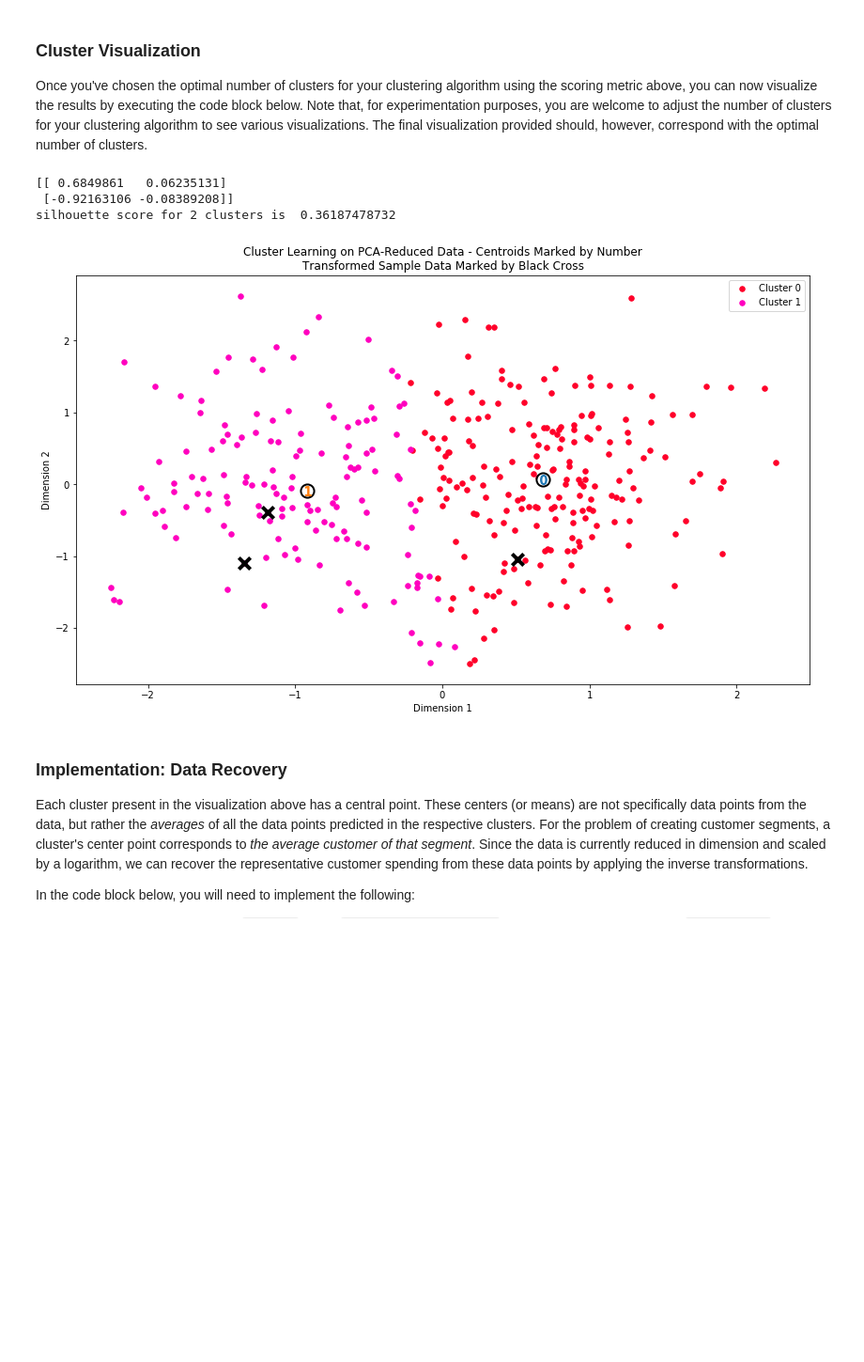
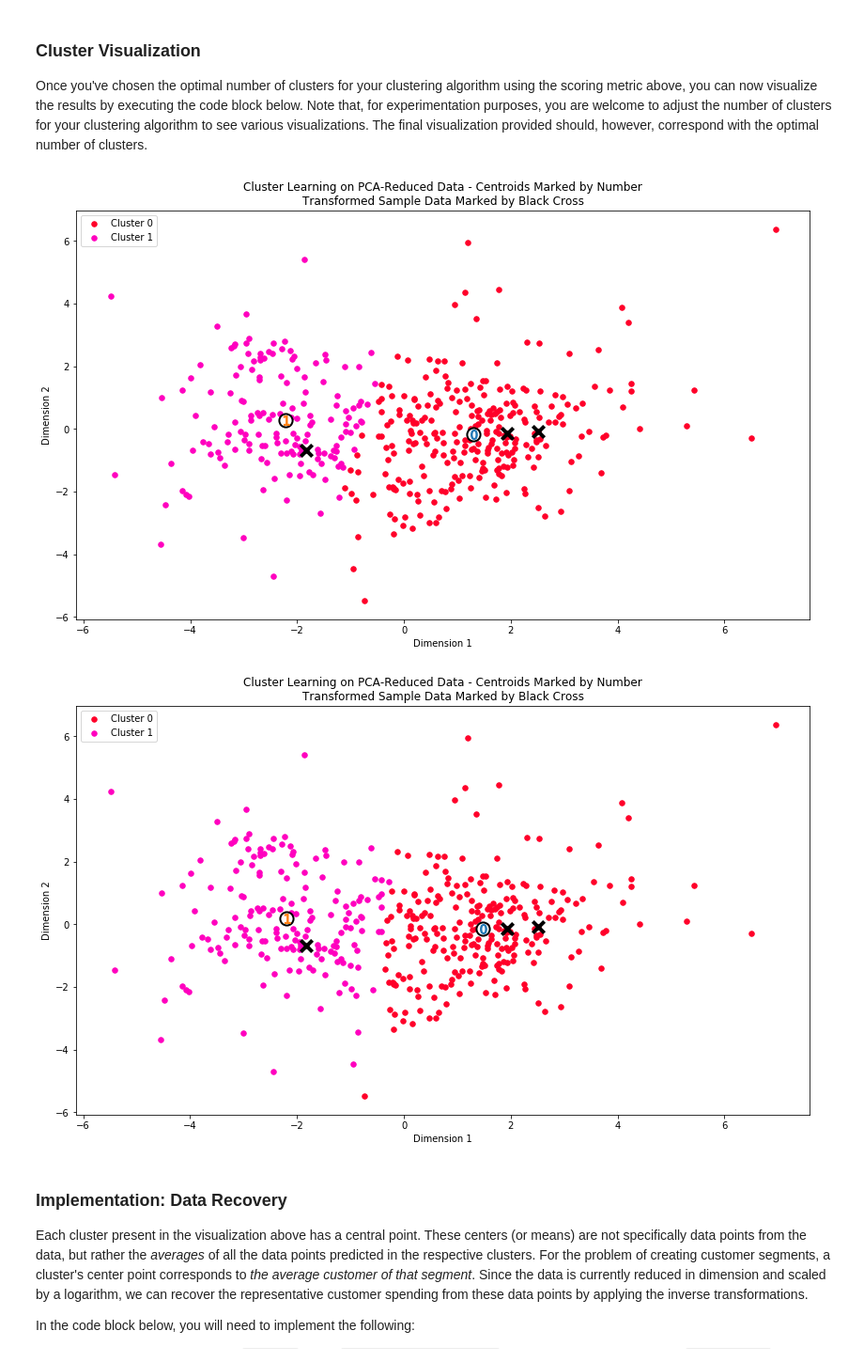
Before and after one commit to wang-zhe/Udacity-Review-Statistics, a Jupyter notebook: customer_segments.ipynb, the cells around one changed output. Shown at 94% size. Cells and saved outputs as stored; diff of their text form; code cells hidden in the pictures; blank space fills up the shorter version.

```diff
--- a/customer_segments.ipynb
+++ b/customer_segments.ipynb
@@ -60,7 +60,7 @@ display(data.describe())
 To get a better understanding of the customers and how their data will transform through the analysis, it would be best to select a few sample data points and explore them in more detail. In the code block below, add **three** indices of your choice to the `indices` list which will represent the customers to track. It is suggested to try different sets of samples until you obtain customers that vary significantly from one another.
 # %%
 # TODO: Select three indices of your choice you wish to sample from the dataset
-indices = [3,10,100]
+indices = [1, 150, 400]
 
 # Create a DataFrame of the chosen samples
 samples = pd.DataFrame(data.loc[indices], columns = data.keys()).reset_index(drop = True)
@@ -233,14 +280,8 @@ In the code block below, you will need to implement the following:
 Once you have performed this implementation, the dataset will be stored in the variable `good_data`.
 # %%
 # For each feature find the data points with extreme high or low values
-#display(log_data.keys())
-#display(np.array(log_data['Milk']))
-k=int(0)
-ki=int(0)
-dataSize=data['Milk'].size
-indices=(-1+(np.zeros(dataSize)))
-repeated_indices=(-1+(np.zeros(dataSize)))
 for feature in log_data.keys():
+
     # TODO: Calculate Q1 (25th percentile of the data) for the given feature
     Q1 = np.percentile(log_data[feature],25)
 
@@ -248,32 +289,15 @@ for feature in log_data.keys():
     Q3 = np.percentile(log_data[feature],75)
 
     # TODO: Use the interquartile range to calculate an outlier step (1.5 times the interquartile range)
-    step = Q3-Q1
+    step = 1.5*(Q3-Q1)
 
     # Display the outliers
     print("Data points considered outliers for the feature '{}':".format(feature))
-
-
-
-    #indices=np.array([])
-    for index in range(dataSize):
-        #print(~((log_data[feature][index] >= Q1 - step) & (log_data[feature][index] <= Q3 + step)))
-        if(~((log_data[feature][index] >= Q1 - step) & (log_data[feature][index] <= Q3 + step))):
-            if ~(index in indices):
-                indices[k]=int(index)
-                k=k+1
-            else:
-                print(1)
-                repeated_indices[ki]=int(index)
-                ki=ki+1
-
-    display(log_data[~((log_data[feature] >= Q1 - step) & (log_data[feature] <= Q3 + step))][1:5])
-outliers=np.int_(indices[0:k])
-
-print('repeated indices for outliers: ',repeated_indices[0:ki])
+    data_outliers = log_data[~((log_data[feature] >= Q1 - step) & (log_data[feature] <= Q3 + step))]
+    display(data_outliers)
 
 # OPTIONAL: Select the indices for data points you wish to remove
-#outliers  = []
+outliers  = [66,75,95,96,218,338,357,161,109,128,142,187,233]
 
 # Remove the outliers, if any were specified
 good_data = log_data.drop(log_data.index[outliers]).reset_index(drop = True)
@@ -396,7 +432,8 @@ In the code block below, you will need to implement the following:
  - Apply a PCA transformation of `log_samples` using `pca.transform`, and assign the results to `pca_samples`.
 # %%
 # TODO: Apply PCA by fitting the good data with only two dimensions
-pca = PCA(n_components=2, whiten=True, svd_solver='randomized').fit(good_data)
+pca = PCA(n_components=2)
+pca = pca.fit(good_data)
 
 # TODO: Transform the good data using the PCA fit above
 reduced_data = pca.transform(good_data)
@@ -514,32 +596,13 @@ silhouette score for 9 clusters is  0.295916991118
 # %% [markdown]
 ### Cluster Visualization
 Once you've chosen the optimal number of clusters for your clustering algorithm using the scoring metric above, you can now visualize the results by executing the code block below. Note that, for experimentation purposes, you are welcome to adjust the number of clusters for your clustering algorithm to see various visualizations. The final visualization provided should, however, correspond with the optimal number of clusters.
-# %%
-clusterer = GaussianMixture(n_components=2,random_state=42).fit(reduced_data)
-
-# TODO: Predict the cluster for each data point
-preds = clusterer.predict(reduced_data)
-
-# TODO: Find the cluster centers
-centers = clusterer.means_
-print(centers)
-
-# TODO: Predict the cluster for each transformed sample data point
-sample_preds = clusterer.predict(pca_samples)
-
-# TODO: Calculate the mean silhouette coefficient for the number of clusters chosen
-
-score = silhouette_score(reduced_data,preds)
-print('silhouette score for',2, 'clusters is ',score)
-# %% [output]
-[[ 0.6849861   0.06235131]
- [-0.92163106 -0.08389208]]
-silhouette score for 2 clusters is  0.36187478732
 # %%
 # Display the results of the clustering from implementation
 vs.cluster_results(reduced_data, preds, centers, pca_samples)
+vs.cluster_results(reduced_data, preds_K, centers_K, pca_samples)
 # %% [output]
-[figure, old version]
+[figure, new version]
+[figure, added]
 # %% [markdown]
 ### Implementation: Data Recovery
 Each cluster present in the visualization above has a central point. These centers (or means) are not specifically data points from the data, but rather the *averages* of all the data points predicted in the respective clusters. For the problem of creating customer segments, a cluster's center point corresponds to *the average customer of that segment*. Since the data is currently reduced in dimension and scaled by a logarithm, we can recover the representative customer spending from these data points by applying the inverse transformations.
```
Also changed, not shown: parts of 42 cells of this notebook.
